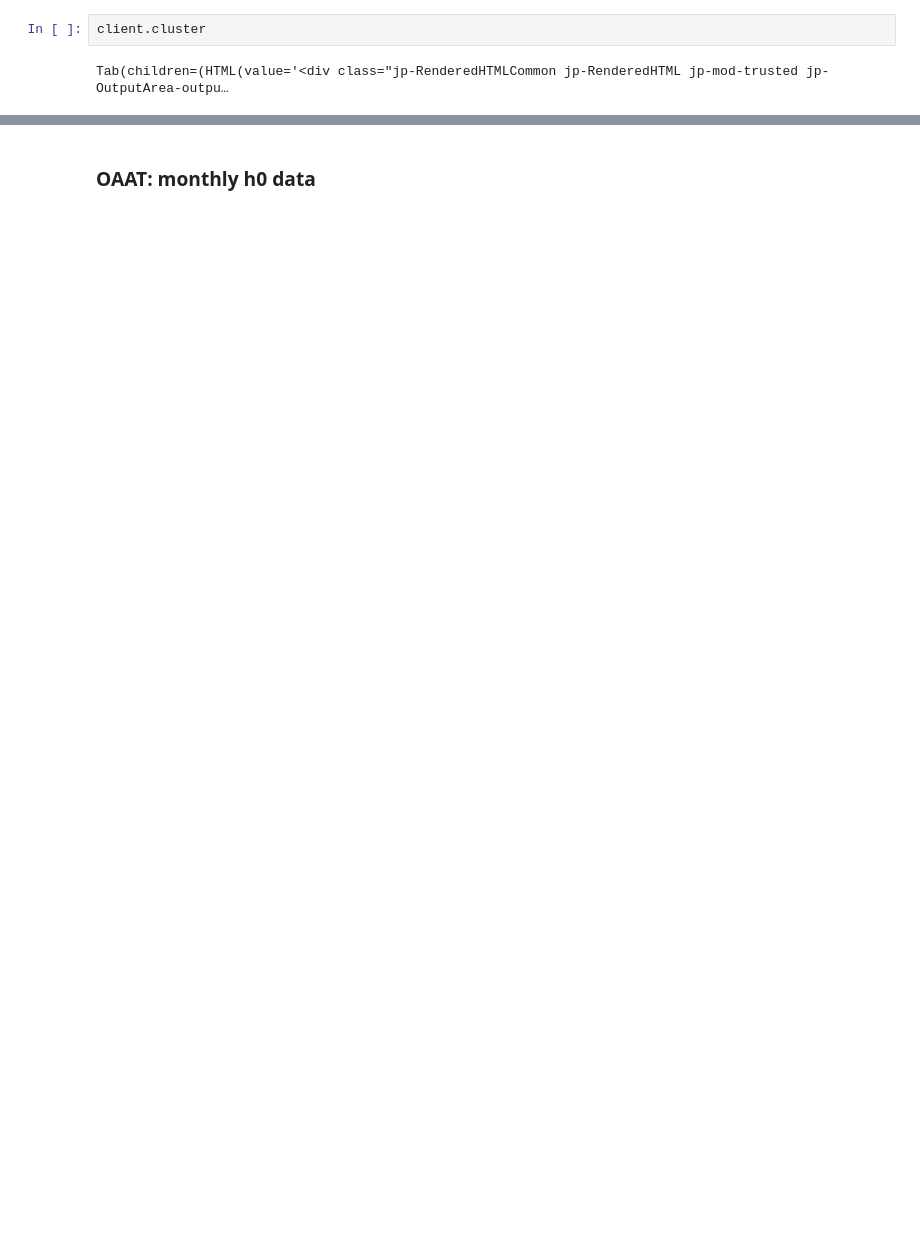
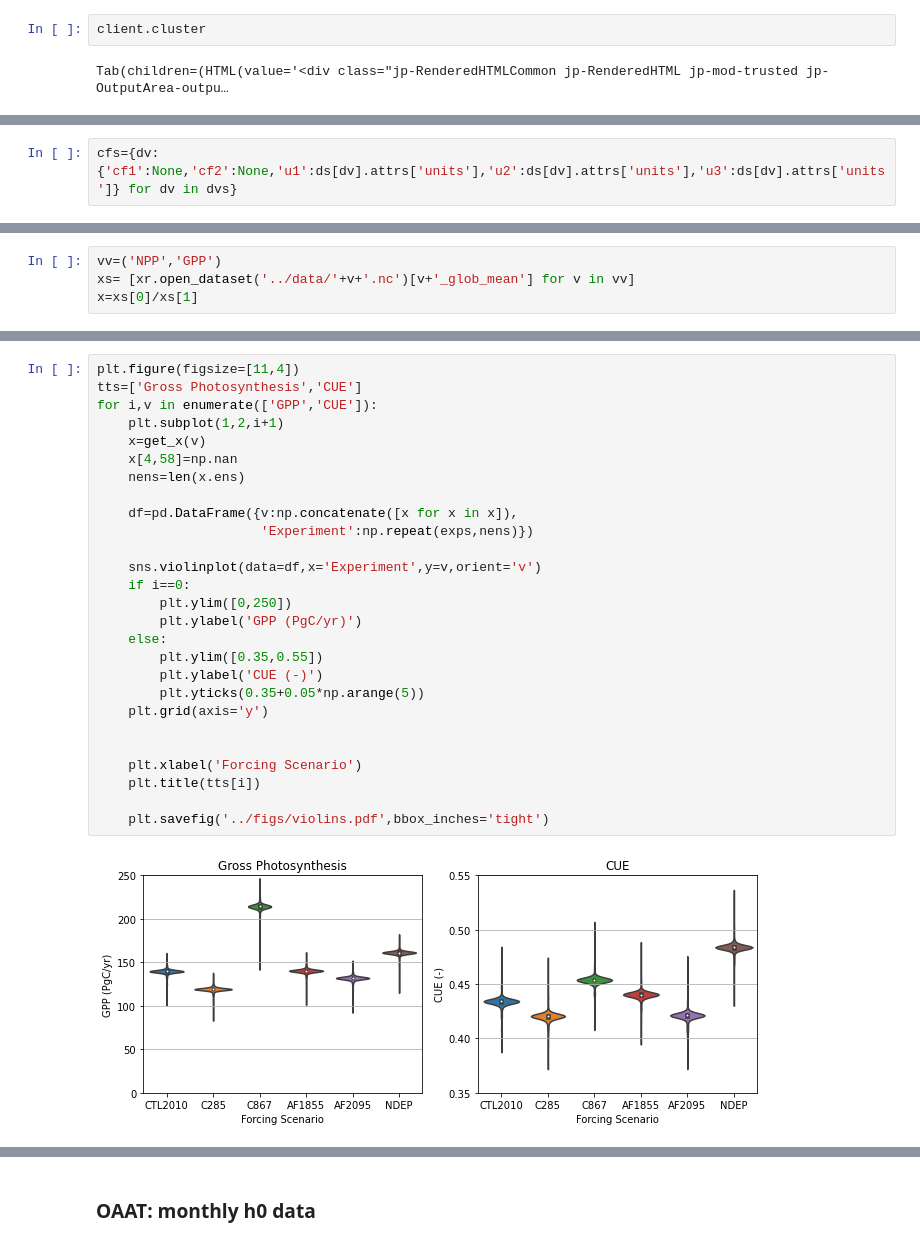
Before and after one commit to djk2120/oaat_clm5_ppe, a Jupyter notebook: pyth/template.ipynb, the cells around one changed output, grey strips where cells are left out. Drawn from its saved outputs; the diff is of its cells as text; blank space fills up the shorter version.

```diff
--- a/pyth/template.ipynb
+++ b/pyth/template.ipynb
@@ -55,0 +142,2 @@ Tab(children=(HTML(value='<div class="jp-RenderedHTMLCommon jp-RenderedHTML jp-m
+# %%
+cfs={dv:{'cf1':None,'cf2':None,'u1':ds[dv].attrs['units'],'u2':ds[dv].attrs['units'],'u3':ds[dv].attrs['units']} for dv in dvs}
@@ -55,0 +200,4 @@ Tab(children=(HTML(value='<div class="jp-RenderedHTMLCommon jp-RenderedHTML jp-m
+# %%
+vv=('NPP','GPP')
+xs= [xr.open_dataset('../data/'+v+'.nc')[v+'_glob_mean'] for v in vv]
+x=xs[0]/xs[1]
@@ -55,0 +233,29 @@ Tab(children=(HTML(value='<div class="jp-RenderedHTMLCommon jp-RenderedHTML jp-m
+# %%
+plt.figure(figsize=[11,4])
+tts=['Gross Photosynthesis','CUE']
+for i,v in enumerate(['GPP','CUE']):
+    plt.subplot(1,2,i+1)
+    x=get_x(v)
+    x[4,58]=np.nan
+    nens=len(x.ens)
+
+    df=pd.DataFrame({v:np.concatenate([x for x in x]),
+                     'Experiment':np.repeat(exps,nens)})
+
+    sns.violinplot(data=df,x='Experiment',y=v,orient='v')
+    if i==0:
+        plt.ylim([0,250])
+        plt.ylabel('GPP (PgC/yr)')
+    else:
+        plt.ylim([0.35,0.55])
+        plt.ylabel('CUE (-)')
+        plt.yticks(0.35+0.05*np.arange(5))
+    plt.grid(axis='y')
+
+
+    plt.xlabel('Forcing Scenario')
+    plt.title(tts[i])
+
+    plt.savefig('../figs/violins.pdf',bbox_inches='tight')
+# %% [output]
+[figure, added]
```
Also changed, not shown: parts of 62 cells of this notebook, 30 other files.
